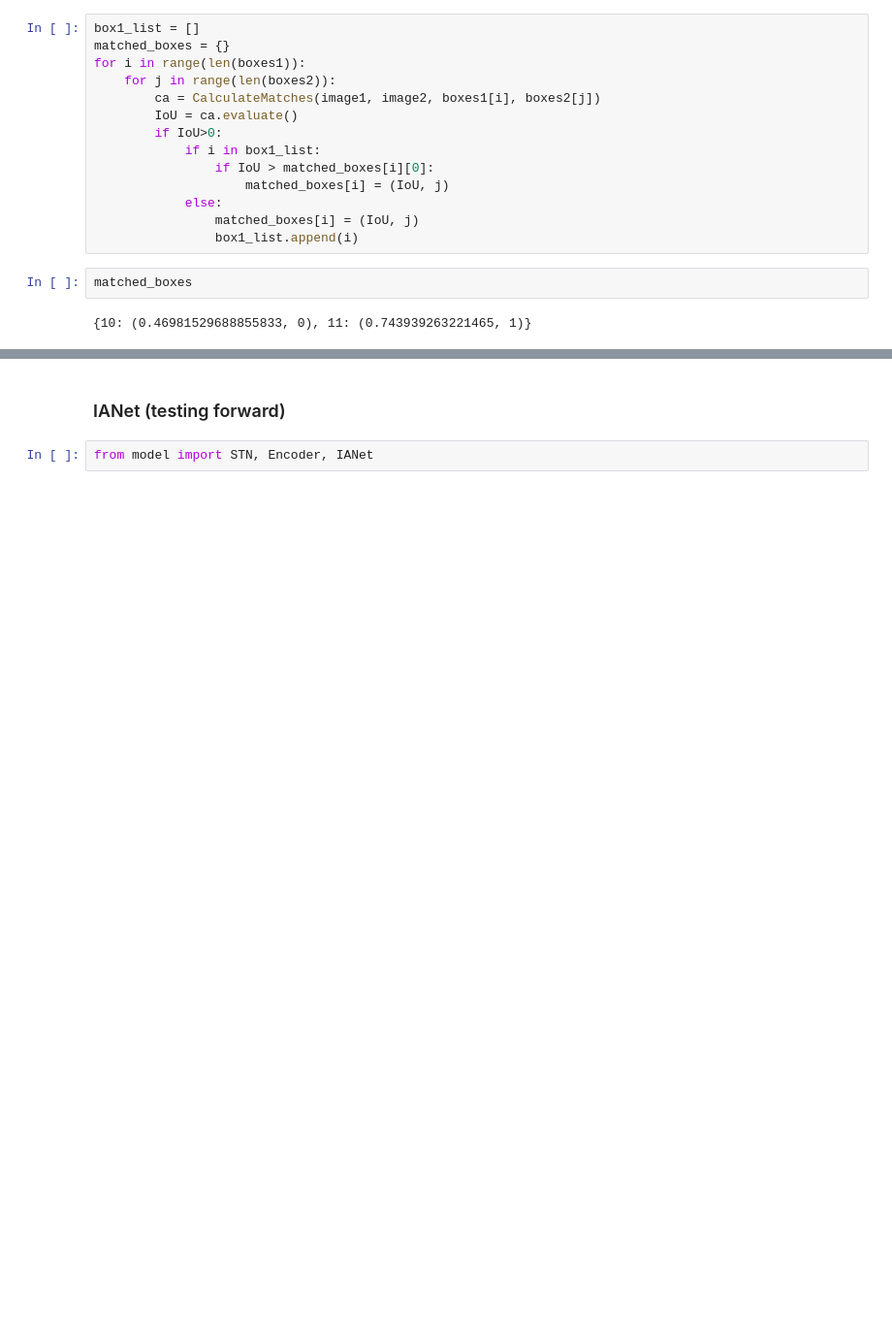
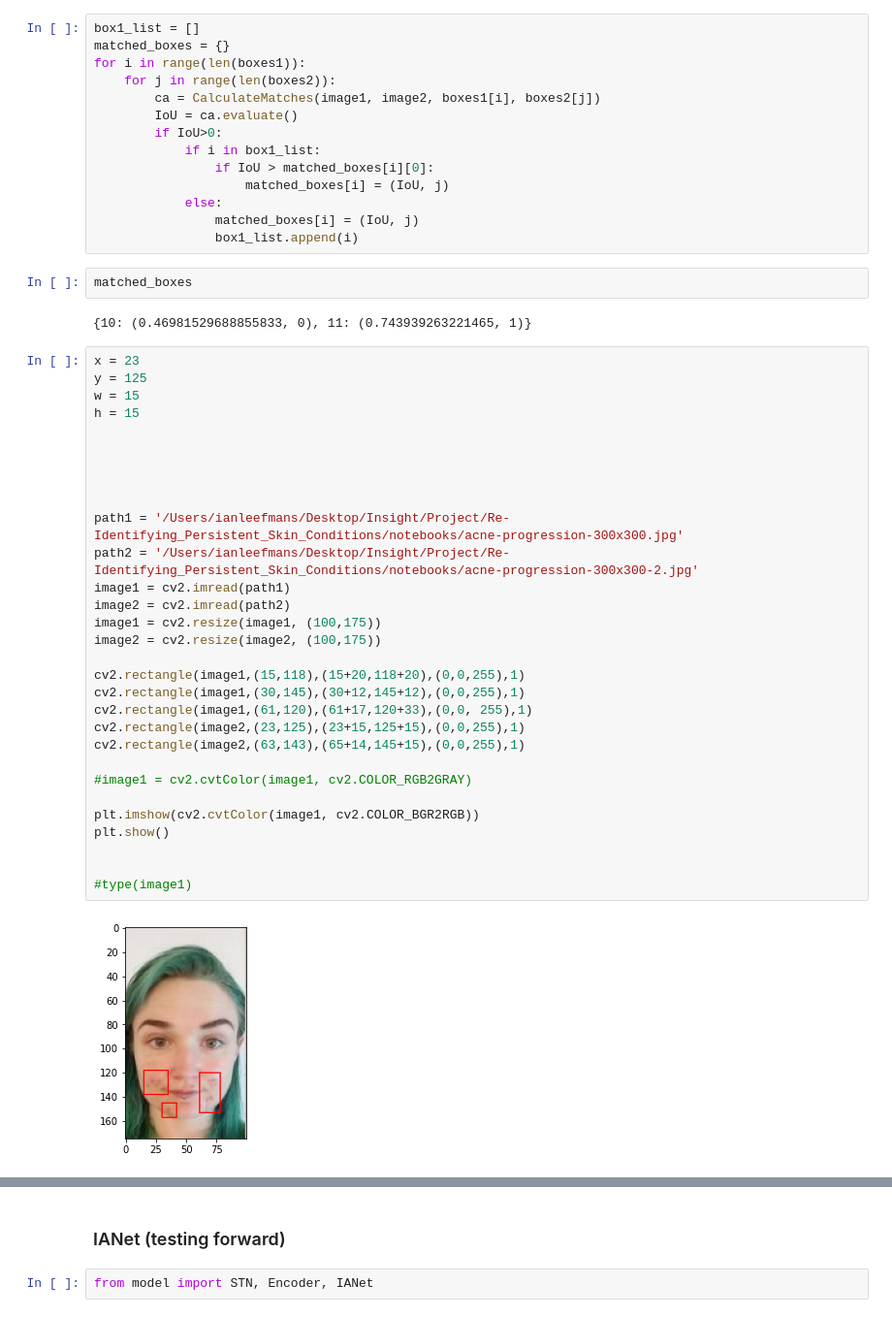
Before and after one commit to ileefmans/SCINet, a Jupyter notebook: notebooks/data_exploration.ipynb, the cells around one changed output, grey strips where cells are left out. Shown at 97% size. Drawn from its saved outputs; the diff is of its cells as text; blank space fills up the shorter version.

```diff
--- a/notebooks/data_exploration.ipynb
+++ b/notebooks/data_exploration.ipynb
@@ -86,3 +86,35 @@ for i in range(len(boxes1)):
 matched_boxes
 # %% [output]
 {10: (0.46981529688855833, 0), 11: (0.743939263221465, 1)}
+# %%
+x = 23
+y = 125
+w = 15
+h = 15
+
+
+
+
+
+path1 = '/Users/ianleefmans/Desktop/Insight/Project/Re-Identifying_Persistent_Skin_Conditions/notebooks/acne-progression-300x300.jpg'
+path2 = '/Users/ianleefmans/Desktop/Insight/Project/Re-Identifying_Persistent_Skin_Conditions/notebooks/acne-progression-300x300-2.jpg'
+image1 = cv2.imread(path1)
+image2 = cv2.imread(path2)
+image1 = cv2.resize(image1, (100,175))
+image2 = cv2.resize(image2, (100,175))
+
+cv2.rectangle(image1,(15,118),(15+20,118+20),(0,0,255),1)
+cv2.rectangle(image1,(30,145),(30+12,145+12),(0,0,255),1)
+cv2.rectangle(image1,(61,120),(61+17,120+33),(0,0, 255),1)
+cv2.rectangle(image2,(23,125),(23+15,125+15),(0,0,255),1)
+cv2.rectangle(image2,(63,143),(65+14,145+15),(0,0,255),1)
+
+#image1 = cv2.cvtColor(image1, cv2.COLOR_RGB2GRAY)
+
+plt.imshow(cv2.cvtColor(image1, cv2.COLOR_BGR2RGB))
+plt.show()
+
+
+#type(image1)
+# %% [output]
+[figure, added]
```
Also changed, not shown: parts of 1 cell of this notebook.
